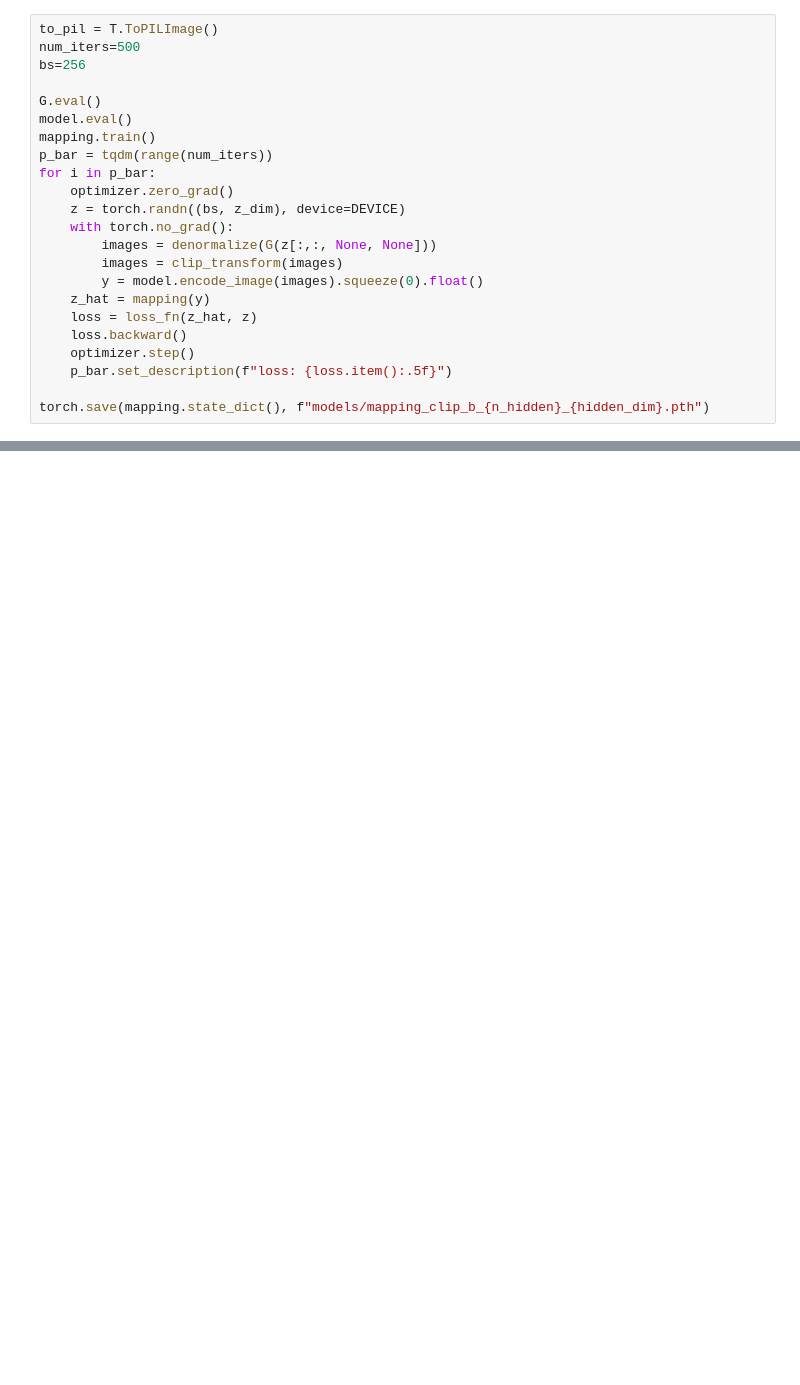
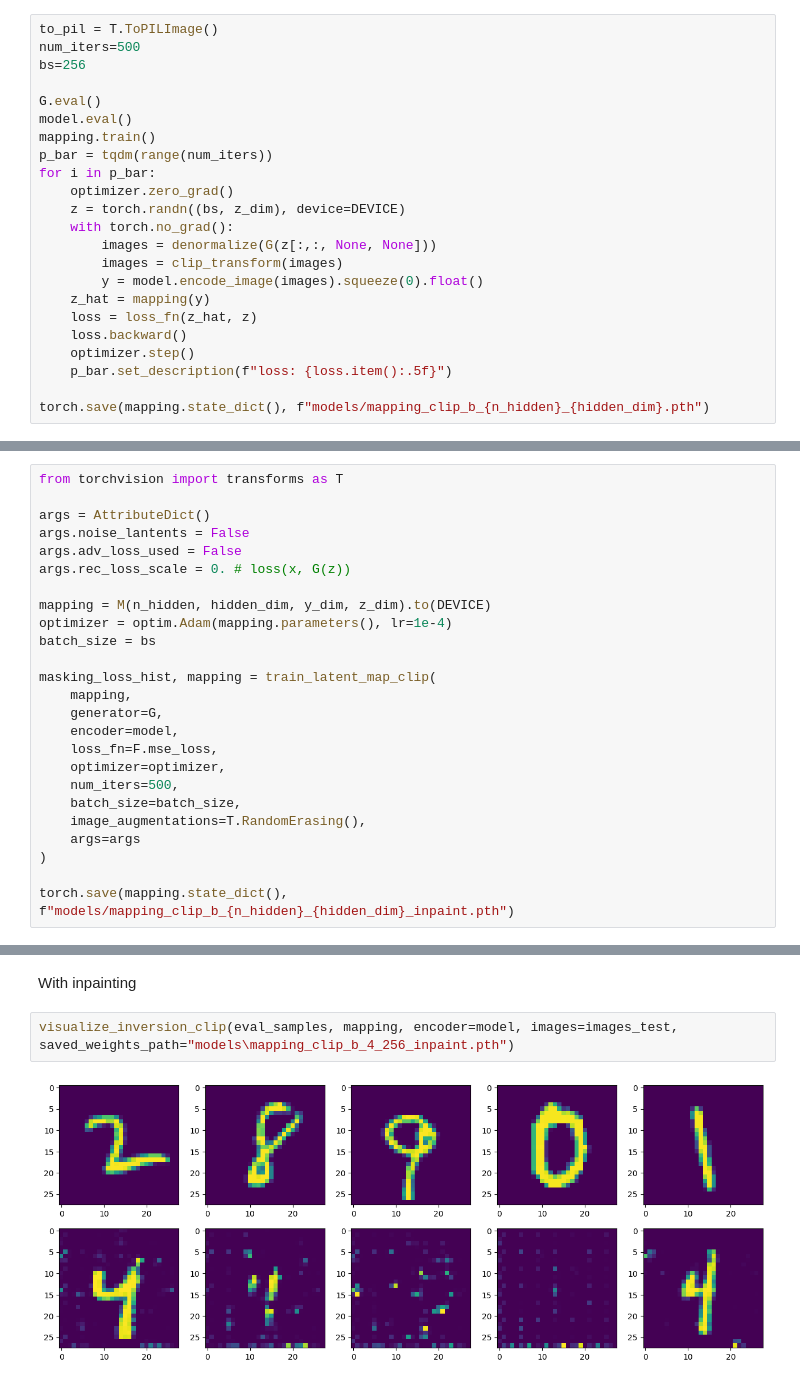
Before and after one commit to shredder67/gan-latent-inverse, a Jupyter notebook: mnist/experiment.ipynb, the cells around one changed output, grey strips where cells are left out. Saved outputs shown, nothing was run; the diff lists cells and outputs as text; blank space fills up the shorter version.

Commit message:
add clip inpaint and interpol

```diff
--- a/mnist/experiment.ipynb
+++ b/mnist/experiment.ipynb
@@ -754,0 +850,25 @@ tensor([[-1.2857e-13,  3.1570e-14,  2.4616e-15,  ...,  1.3129e-13,
+# %%
+from torchvision import transforms as T
+
+args = AttributeDict()
+args.noise_lantents = False
+args.adv_loss_used = False
+args.rec_loss_scale = 0. # loss(x, G(z))
+
+mapping = M(n_hidden, hidden_dim, y_dim, z_dim).to(DEVICE)
+optimizer = optim.Adam(mapping.parameters(), lr=1e-4)
+batch_size = bs
+
+masking_loss_hist, mapping = train_latent_map_clip(
+    mapping,
+    generator=G,
+    encoder=model,
+    loss_fn=F.mse_loss,
+    optimizer=optimizer,
+    num_iters=500,
+    batch_size=batch_size,
+    image_augmentations=T.RandomErasing(),
+    args=args
+)
+
+torch.save(mapping.state_dict(), f"models/mapping_clip_b_{n_hidden}_{hidden_dim}_inpaint.pth")
@@ -754,0 +879,6 @@ tensor([[-1.2857e-13,  3.1570e-14,  2.4616e-15,  ...,  1.3129e-13,
+# %% [markdown]
+With inpainting
+# %%
+visualize_inversion_clip(eval_samples, mapping, encoder=model, images=images_test, saved_weights_path="models\mapping_clip_b_4_256_inpaint.pth")
+# %% [output]
+[figure, added]
```
Also changed, not shown: parts of 32 cells of this notebook.
